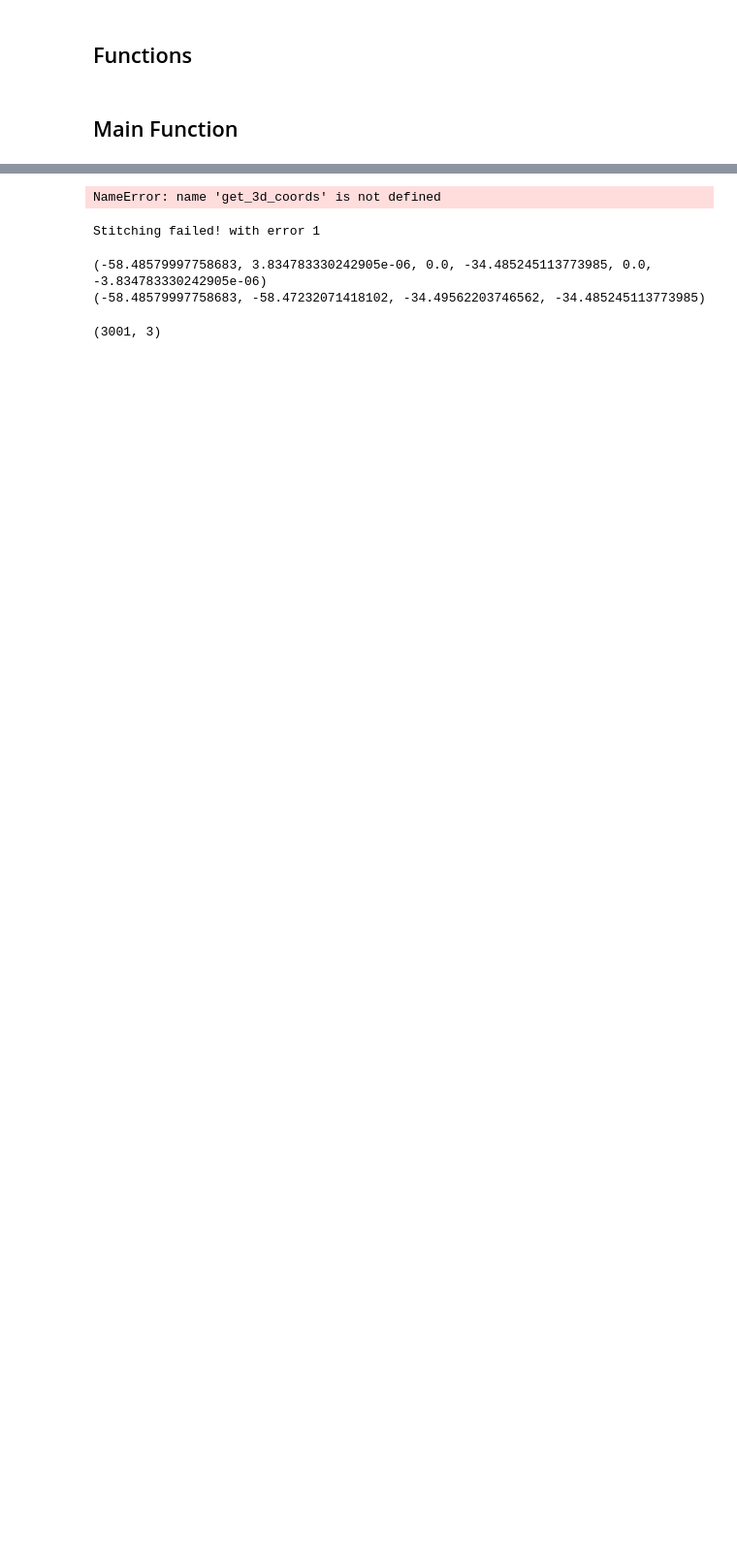
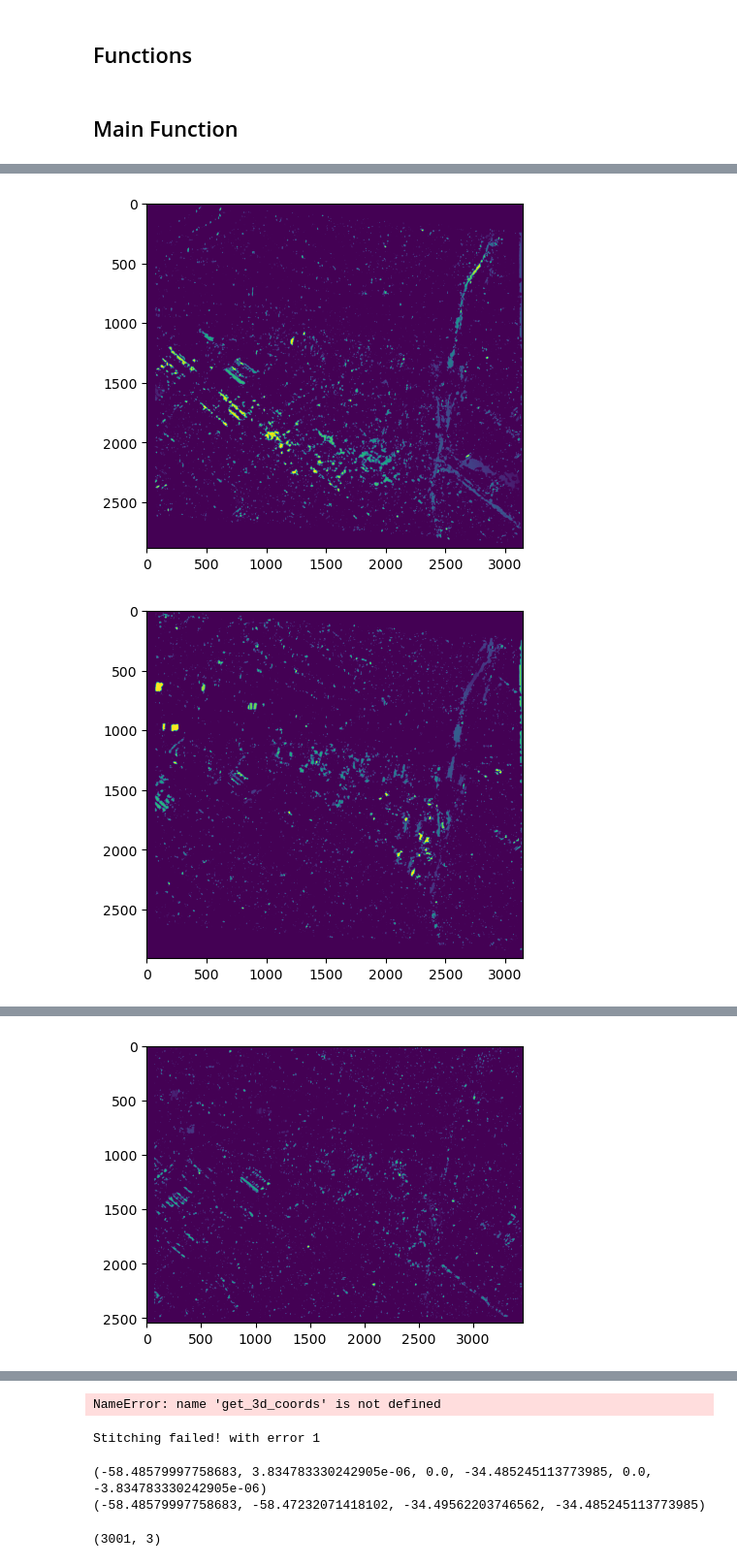
Before and after one commit to sfindenig/PLUS-IBBC, a Jupyter notebook: test2.ipynb, the cells around one changed output, grey strips where cells are left out. Shown at 97% size. Saved outputs shown, nothing was run; the diff lists cells and outputs as text; code cells hidden in the pictures; blank space fills up the shorter version.

```diff
--- a/test2.ipynb
+++ b/test2.ipynb
@@ -61,11 +91,11 @@ def generate_dem(cv_image1, cv_image2, output:str):
     # Save the point cloud to a file
     np.save(output, points_3d)
 # %%
-def warp_image(image_ds, rpc, output):
+def warp_image(image_ds, output):
     # Create a georeferenced version of the image using the RPCs
     driver = gdal.GetDriverByName('GTiff')
     georef_ds = driver.Create(f'{PATH_TO_TEMP}georef.tif', image_ds.RasterXSize, image_ds.RasterYSize, image_ds.RasterCount, gdal.GDT_Byte)
-    georef_ds.SetMetadata(rpc, 'RPC')
+    georef_ds.SetMetadata(image_ds.GetMetadata('RPC'), 'RPC')
     georef_ds.GetRasterBand(1).WriteArray(image_ds.GetRasterBand(1).ReadAsArray())
     #print(georef_ds.GetMetadata('RPC'))
     image_ds = None
@@ -346,0 +376,33 @@ plt.show()
+# %%
+# Warp images to ground coordinates
+for i in range(len(IMAGES)):
+    warp_image(gdal.Open(f'{PATH_TO_IMAGES}{IMAGES[i]}'),f'{PATH_TO_TEMP}{REPROJECTED_IMAGES[i]}')
+# %%
+
+#warp_image(image_1_ds,f'{PATH_TO_TEMP}{REPROJECTED_IMAGES[1]}')
+#warp_image(image_2_ds,f'{PATH_TO_TEMP}{REPROJECTED_IMAGES[0]}')
+
+# Downscale images
+#DOWNSCALED_IMAGES = ['image1_downscaled.tif', 'image2_downscaled.tif']
+#downscale_geotiff(gdal.Open(f'{PATH_TO_TEMP}{REPROJECTED_IMAGES[0]}'), 4, DOWNSCALED_IMAGES[0])
+#downscale_geotiff(gdal.Open(f'{PATH_TO_TEMP}{REPROJECTED_IMAGES[1]}'), 4, DOWNSCALED_IMAGES[1])
+# create disparity map out of 2 geo-referenced images
+
+#image_1 = cv2.imread(f'{PATH_TO_TEMP}{REPROJECTED_IMAGES[0]}')
+#image_2 = cv2.imread(f'{PATH_TO_TEMP}{REPROJECTED_IMAGES[1]}')
+#disparity = get_disparity_map(image_1, image_2)
+#import time
+#start = time.time()
+#image_1 = cv2.imread(f'{PATH_TO_TEMP}{REPROJECTED_IMAGES[0]}')
+#image_2 = cv2.imread(f'{PATH_TO_TEMP}{REPROJECTED_IMAGES[1]}')
+#disparity = get_disparity_map(image_1, image_2)
+#print(time.time()-start)
+
+pairs = [[0, 1],[0, 25],[2, 8],[2, 13],[3, 6],[4, 49],[6, 13],[8, 32]]
+list_of_disparities = []
+for i,j in pairs:
+    image_1 = cv2.imread(f'{PATH_TO_TEMP}{REPROJECTED_IMAGES[i]}')
+    image_2 = cv2.imread(f'{PATH_TO_TEMP}{REPROJECTED_IMAGES[j]}')
+    disparity = get_disparity_map(image_1, image_2)
+    print(f'{i} {j+i+1}')
+    list_of_disparities.append(disparity)
@@ -346,0 +418,11 @@ plt.show()
+# %%
+#plot all disparities
+
+for i in range(1):
+    for j in range(len(list_of_disparities)):
+        fig = plt.figure(figsize=(5, 5))
+        plt.imshow(list_of_disparities[j])
+        plt.show()
+# %% [output]
+[figure, added]
+[figure, added]
@@ -346,0 +432 @@ plt.show()
+[figure, added]
```
Also changed, not shown: parts of 28 cells of this notebook.
